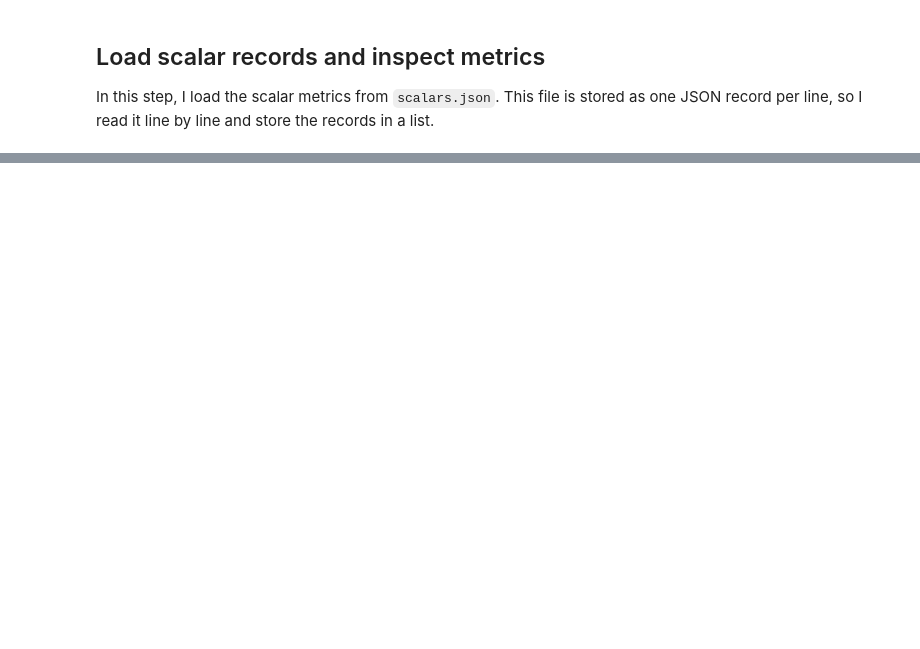
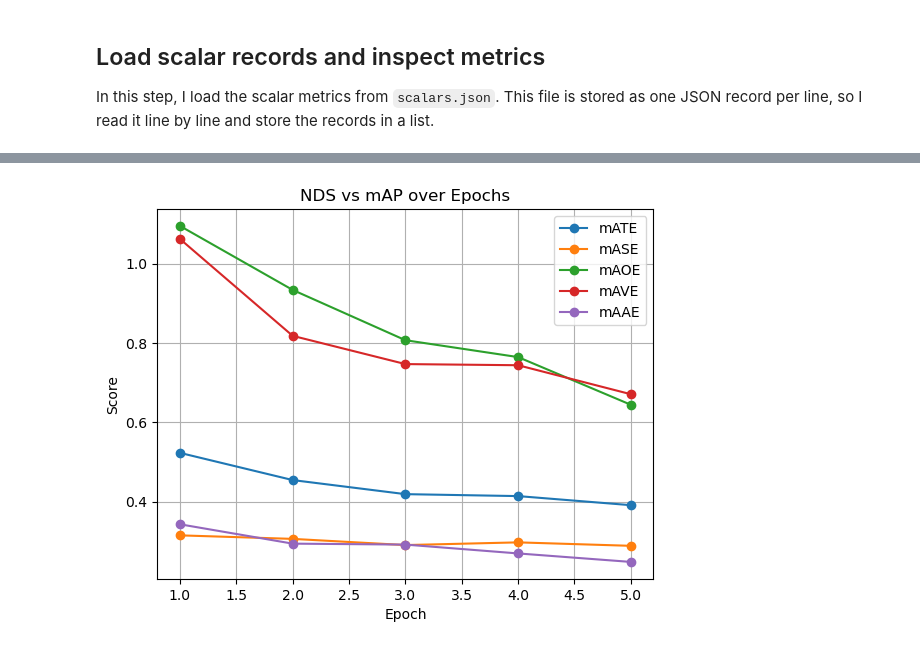
Before and after one commit to darkcyan-ugli-fruit/nuscenes-multimodal-learning, a Jupyter notebook: notebooks/02_baseline_lidar_nuscenes.ipynb, the cells around one changed output, grey strips where cells are left out. Drawn from its saved outputs; the diff is of its cells as text; code cells hidden in the pictures; blank space fills up the shorter version.

```diff
--- a/notebooks/02_baseline_lidar_nuscenes.ipynb
+++ b/notebooks/02_baseline_lidar_nuscenes.ipynb
@@ -75,0 +73,7 @@ MMDET3D_ROOT     : /storage/homefs/ae04q066/projects/nuscenes-multimodal-learnin
+# %%
+# Project paths
+PROJECT_ROOT = Path.cwd().parent
+MMDET3D_ROOT: Final[Path] = PROJECT_ROOT / "external" / "mmdetection3d"
+
+print("PROJECT_ROOT :", PROJECT_ROOT)
+print("MMDET3D_ROOT :", MMDET3D_ROOT)
@@ -1461,0 +911,18 @@ Conclusion:
+# %%
+# Sort by step to keep correct order
+scalars_df = scalars_df.sort_values("step")
+
+# Filter out very large losses
+filtered_df = scalars_df[scalars_df["loss"] < 100]
+
+plt.figure()
+
+plt.plot(filtered_df["step"], filtered_df["loss"])
+
+plt.xlabel("Step")
+plt.ylabel("Loss")
+plt.title("Training Loss Curve (Zoomed)")
+
+plt.grid()
+
+plt.show()
@@ -1461,0 +1162,18 @@ Conclusion:
+# %%
+# Plot both curves
+plt.plot(metrics_df["step"], metrics_df["mATE"], marker="o", label="mATE")
+plt.plot(metrics_df["step"], metrics_df["mASE"], marker="o", label="mASE")
+plt.plot(metrics_df["step"], metrics_df["mAOE"], marker="o", label="mAOE")
+plt.plot(metrics_df["step"], metrics_df["mAVE"], marker="o", label="mAVE")
+plt.plot(metrics_df["step"], metrics_df["mAAE"], marker="o", label="mAAE")
+
+plt.xlabel("Epoch")
+plt.ylabel("Score")
+plt.title("NDS vs mAP over Epochs")
+
+plt.legend()
+plt.grid()
+
+plt.show()
+# %% [output]
+[figure, added]
```
Also changed, not shown: parts of 91 cells of this notebook, 2 other files.
